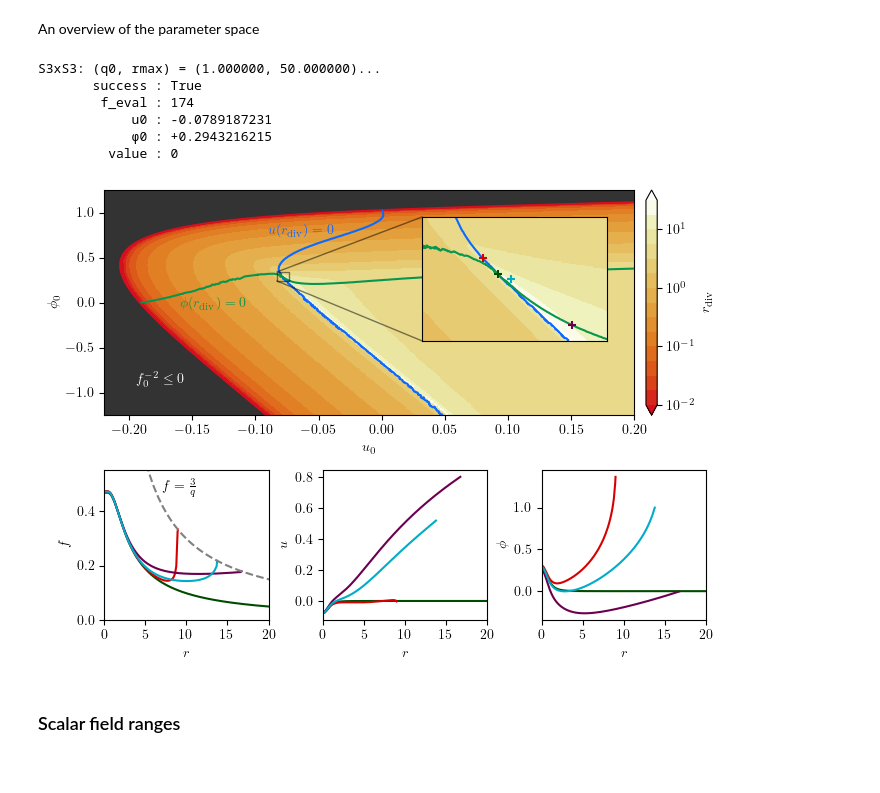
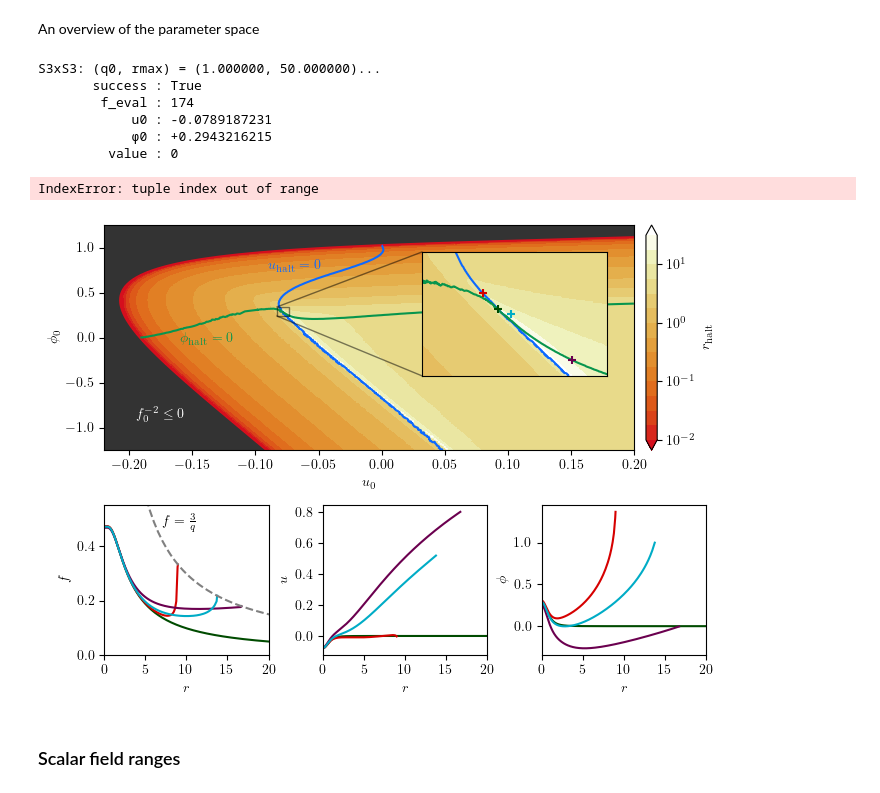
Before and after one commit to gloges/typeII-wormholes, a Jupyter notebook: wormholes.ipynb, the cells around one changed output. Cells and saved outputs as stored; diff of their text form; code cells hidden in the pictures.

Commit message:
div -> halt

```diff
--- a/wormholes.ipynb
+++ b/wormholes.ipynb
@@ -170,46 +170,46 @@ u0_inset = u0_inset.ravel()
 
 u0s = np.empty([0])
 φ0s = np.empty([0])
-rdivs = np.empty([0])
-udivs = np.empty([0])
-φdivs = np.empty([0])
+rhalts = np.empty([0])
+uhalts = np.empty([0])
+φhalts = np.empty([0])
 
 u0s_inset = np.empty([0])
 φ0s_inset = np.empty([0])
-rdivs_inset = np.empty([0])
-udivs_inset = np.empty([0])
-φdivs_inset = np.empty([0])
+rhalts_inset = np.empty([0])
+uhalts_inset = np.empty([0])
+φhalts_inset = np.empty([0])
 
 for u0, φ0 in tqdm(zip(u0_list, φ0_list), total=len(u0_list)):
     soln = wh.solve_S3S3(q0, u0, φ0, rmax)
 
     if len(soln) > 1:
-        rdiv = soln[0][-1]
-        udiv = soln[2][-1]
-        φdiv = soln[4][-1]
+        rhalt = soln[0][-1]
+        uhalt = soln[2][-1]
+        φhalt = soln[4][-1]
 
         u0s = np.append(u0s, u0)
         φ0s = np.append(φ0s, φ0)
-        rdivs = np.append(rdivs, rdiv)
-        udivs = np.append(udivs, udiv)
-        φdivs = np.append(φdivs, φdiv)
+        rhalts = np.append(rhalts, rhalt)
+        uhalts = np.append(uhalts, uhalt)
+        φhalts = np.append(φhalts, φhalt)
 
 for u0, φ0 in tqdm(zip(u0_inset, φ0_inset), total=len(u0_inset)):
     soln = wh.solve_S3S3(q0, u0, φ0, rmax)
 
     if len(soln) > 1:
-        rdiv = soln[0][-1]
-        udiv = soln[2][-1]
-        φdiv = soln[4][-1]
+        rhalt = soln[0][-1]
+        uhalt = soln[2][-1]
+        φhalt = soln[4][-1]
 
         u0s_inset = np.append(u0s_inset, u0)
         φ0s_inset = np.append(φ0s_inset, φ0)
-        rdivs_inset = np.append(rdivs_inset, rdiv)
-        udivs_inset = np.append(udivs_inset, udiv)
-        φdivs_inset = np.append(φdivs_inset, φdiv)
+        rhalts_inset = np.append(rhalts_inset, rhalt)
+        uhalts_inset = np.append(uhalts_inset, uhalt)
+        φhalts_inset = np.append(φhalts_inset, φhalt)
 
 # get optimal ICs
-soln = wh.wormhole_S3S3(q0, rmax, display_summary=True)
+soln, value = wh.wormhole_S3S3(q0, rmax, display_summary=True)
 u0_best = min(soln[2])
 φ0_best = max(soln[4])
 # %% [output]
@@ -219,6 +219,7 @@ S3xS3: (q0, rmax) = (1.000000, 50.000000)...
             u0 : -0.0789187231
             φ0 : +0.2943216215
          value : 0
+IndexError: tuple index out of range
 # %%
 uφ0s = np.array([[u0_best,          φ0_best           ],
                  [u0_best - 0.0008, φ0_best + 0.012245],
@@ -243,8 +244,8 @@ axes['p'].set_facecolor('#333')
 axes['p'].contourf(u0_mesh, φ0_mesh, VV, levels=[0,4], colors=[cmap.get_under()])
 
 # rdiv contours
-im = axes['p'].tricontourf(u0s, φ0s, rdivs, levels=levels, cmap=cmap, norm=norm, extend='both')
-cbar = plt.colorbar(im, ax=axes['p'], fraction=0.1, pad=0.02, label=r'$r_\mathrm{div}$')
+im = axes['p'].tricontourf(u0s, φ0s, rhalts, levels=levels, cmap=cmap, norm=norm, extend='both')
+cbar = plt.colorbar(im, ax=axes['p'], fraction=0.1, pad=0.02, label=r'$r_\mathrm{halt}$')
 cbar.ax.set_yticks([0.01, 0.1, 1, 10], labels=['$10^{-2}$', '$10^{-1}$', '$10^0$', '$10^1$'])
 
 # clean boundary
@@ -252,14 +253,14 @@ axes['p'].contour(u0_mesh, φ0_mesh, VV, levels=[4], colors=[cmap.get_under()])
 
 # inset rdiv contours
 axins = axes['p'].inset_axes([0.6, 0.33, 0.35, 0.55])
-axins.tricontourf(u0s_inset, φ0s_inset, rdivs_inset, levels=levels, cmap=cmap, norm=norm, extend='both')
+axins.tricontourf(u0s_inset, φ0s_inset, rhalts_inset, levels=levels, cmap=cmap, norm=norm, extend='both')
 axes['p'].indicate_inset_zoom(axins, edgecolor="black")
 
 # udiv = 0 and φdiv = 0 contours
-axes['p'].tricontour(u0s, φ0s, udivs, levels=[0], colors=ucolor)
-axes['p'].tricontour(u0s, φ0s, φdivs, levels=[0], colors=φcolor)
-axins.tricontour(u0s_inset, φ0s_inset, udivs_inset, levels=[0], colors=ucolor)
-axins.tricontour(u0s_inset, φ0s_inset, φdivs_inset, levels=[0], colors=φcolor)
+axes['p'].tricontour(u0s, φ0s, uhalts, levels=[0], colors=ucolor)
+axes['p'].tricontour(u0s, φ0s, φhalts, levels=[0], colors=φcolor)
+axins.tricontour(u0s_inset, φ0s_inset, uhalts_inset, levels=[0], colors=ucolor)
+axins.tricontour(u0s_inset, φ0s_inset, φhalts_inset, levels=[0], colors=φcolor)
 
 # parameter pairs
 for [u0, φ0], c in zip(uφ0s, cs):
@@ -267,8 +268,8 @@ for [u0, φ0], c in zip(uφ0s, cs):
 
 # labels
 axes['p'].text(-0.195, -0.9, '$f_0^{-2}\leq 0$', c='w')
-axes['p'].text(-0.09, 0.75, '$u(r_\mathrm{div})=0$', c=ucolor)
-axes['p'].text(-0.16, -0.05, '$\phi(r_\mathrm{div})=0$', c=φcolor)
+axes['p'].text(-0.09, 0.75, '$u_\mathrm{halt}=0$', c=ucolor)
+axes['p'].text(-0.16, -0.05, '$\phi_\mathrm{halt}=0$', c=φcolor)
 
 axes['p'].set_xlim(min(u0_list), max(u0_list))
 axes['p'].set_ylim(min(φ0_list), max(φ0_list))
@@ -283,7 +284,7 @@ axes['p'].set_ylabel('$\phi_0$')
 
 
 # lower examples
-soln = wh.wormhole_S3S3(q0, rmax)
+soln, value = wh.wormhole_S3S3(q0, rmax)
 r, f, u, ud, φ, φd, h, charge = soln
 
 for [u0, φ0], c in zip(uφ0s, cs):
@@ -301,34 +302,34 @@ for [u0, φ0], c in zip(uφ0s, cs):
 
 
 rr = np.linspace(0, 50, 100)
 qq = wh.Q(rr, q0)
 axes['f'].plot(rr, 3/qq, '--', c='gray')
 axes['f'].text(7, 0.475, r'$f=\tfrac{3}{q}$')
 
 xticks = [0, 5, 10, 15, 20]
 axes['f'].set_xticks(xticks)
 axes['u'].set_xticks(xticks)
 axes['φ'].set_xticks(xticks)
 
 axes['f'].set_xlim(0, 20)
 axes['u'].set_xlim(0, 20)
 axes['φ'].set_xlim(0, 20)
 axes['f'].set_xlabel('$r$')
 axes['u'].set_xlabel('$r$')
 axes['φ'].set_xlabel('$r$')
 axes['f'].set_ylabel('$f$')
 axes['u'].set_ylabel('$u$')
 axes['φ'].set_ylabel('$\phi$')
 
 axes['f'].set_ylim(0, 0.55)
 
 
 plt.tight_layout()
 plt.subplots_adjust(wspace=0.33)
 plt.savefig('images/S3S3_paramspace.png', dpi=500)
 plt.show()
 # %% [output]
-[figure, old version]
+[figure, new version]
 # %% [markdown]
 ### Scalar field ranges
 # %% [markdown]
```
Also changed, not shown: parts of 2 cells of this notebook, 2 other files.
